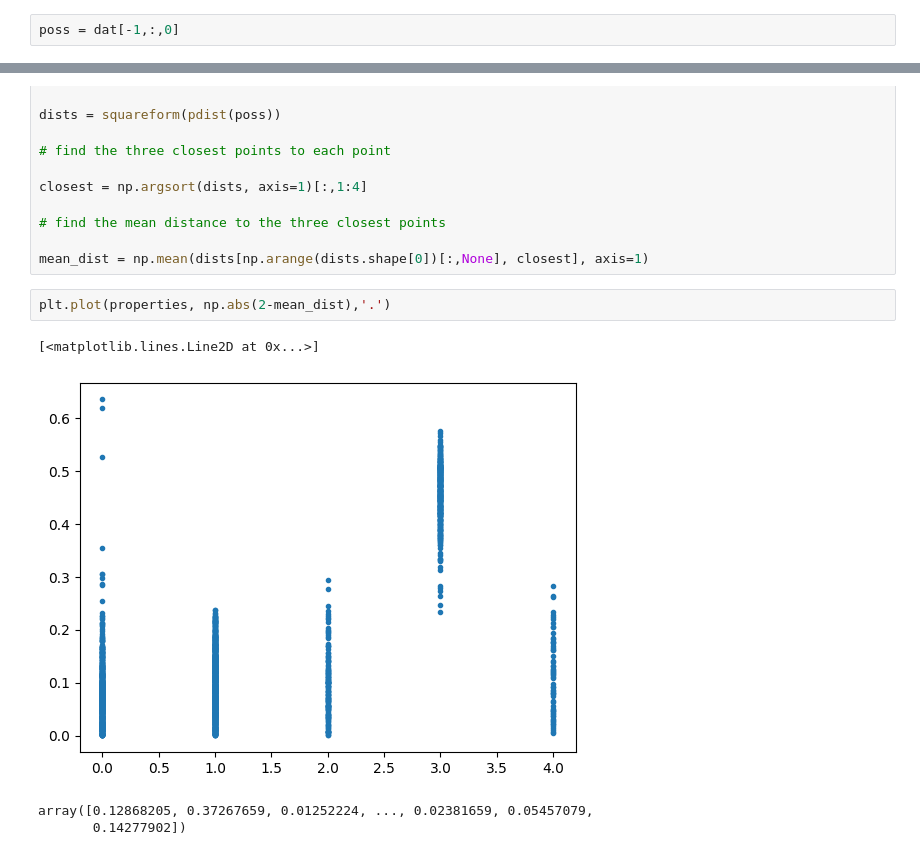
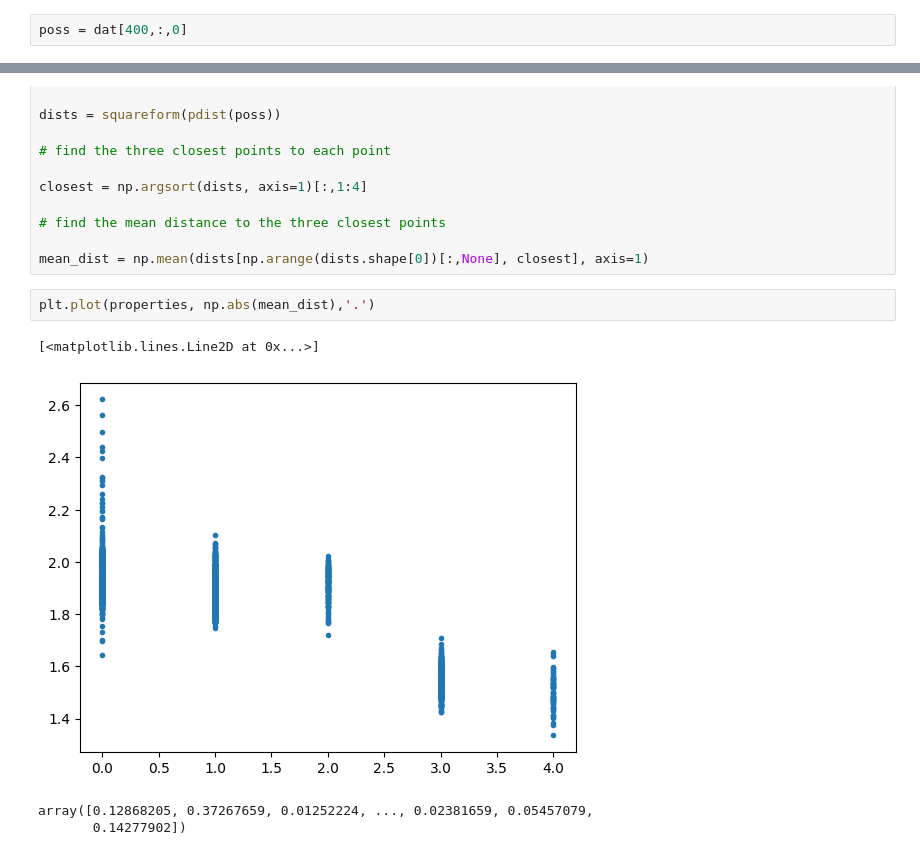
Before and after one commit to JakobSchauser/Thesis, a Jupyter notebook: Code/testing.ipynb, the cells around one changed output, grey strips where cells are left out. Saved outputs shown, nothing was run; the diff lists cells and outputs as text.

```diff
--- a/Code/testing.ipynb
+++ b/Code/testing.ipynb
@@ -14,7 +14,7 @@ with h5py.File('runs/timeline_less_tip.hdf5', 'r') as f:
 # %% [output]
 array([1., 3., 0., ..., 0., 1., 2.], dtype=float32)
 # %%
-poss = dat[-1,:,0]
+poss = dat[400,:,0]
 # %%
 # find all the internal distances
 
@@ -30,10 +30,10 @@ closest = np.argsort(dists, axis=1)[:,1:4]
 
 mean_dist = np.mean(dists[np.arange(dists.shape[0])[:,None], closest], axis=1)
 # %%
-plt.plot(properties, np.abs(2-mean_dist),'.')
+plt.plot(properties, np.abs(mean_dist),'.')
 # %% [output]
 [<matplotlib.lines.Line2D at 0x...>]
-[figure, old version]
+[figure, new version]
 # %%
 # %% [output]
 array([0.12868205, 0.37267659, 0.01252224, ..., 0.02381659, 0.05457079,
```
Also changed, not shown: 3 other files.
